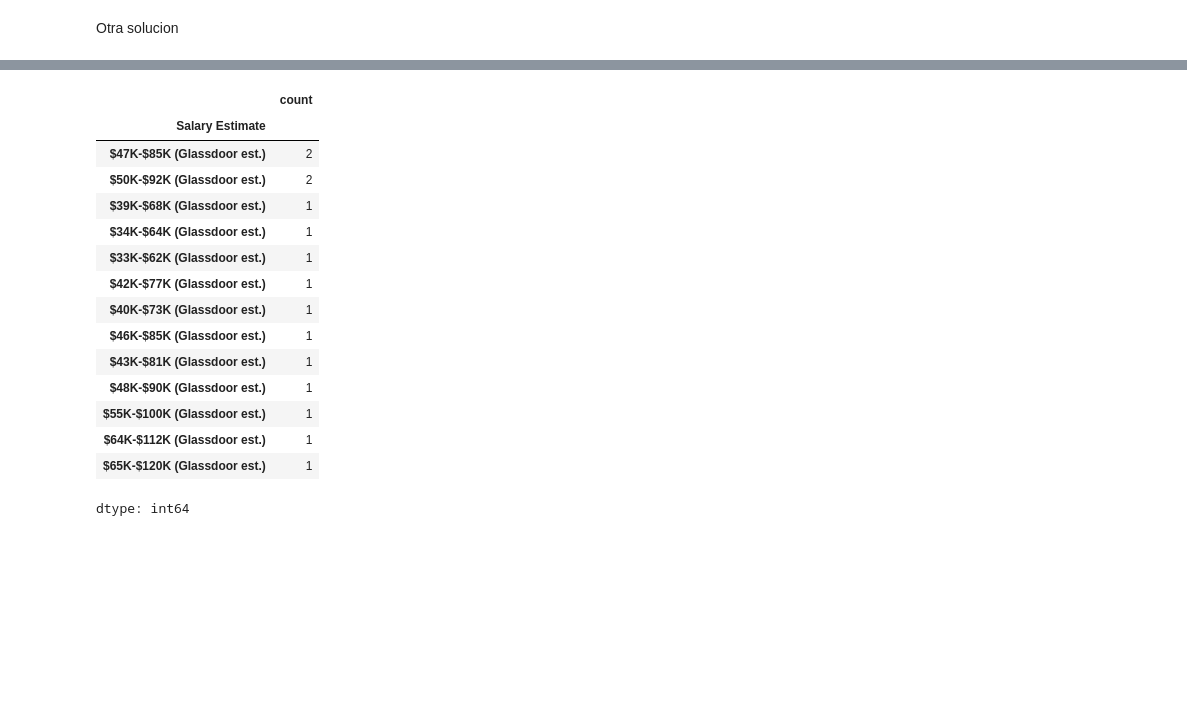
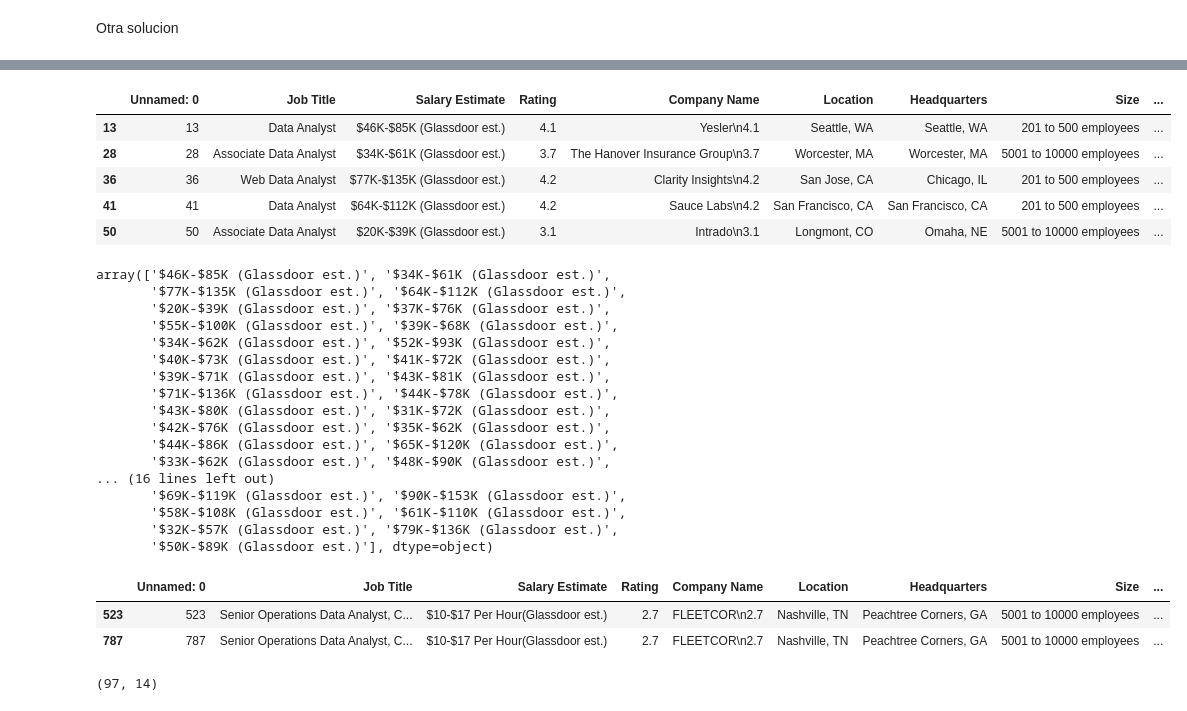
Before and after one commit to mfernandezzz/Pruebas_Tecnicas, a Jupyter notebook: pruebaTecnicaGlassdoorJobs.ipynb, the cells around one changed output, grey strips where cells are left out. Cells and saved outputs as stored; diff of their text form; code cells hidden in the pictures; blank space fills up the shorter version.

```diff
--- a/pruebaTecnicaGlassdoorJobs.ipynb
+++ b/pruebaTecnicaGlassdoorJobs.ipynb
@@ -280,19 +397,40 @@ df_data_analyst.shape[0]
+# %%
+all_data_analyst.head()
+# %% [output]
+|  | Unnamed: 0 | Job Title | Salary Estimate | Rating | Company Name | Location | Headquarters | Size | ... |
+| 13 | 13 | Data Analyst | $46K-$85K (Glassdoor est.) | 4.1 | Yesler\n4.1 | Seattle, WA | Seattle, WA | 201 to 500 employees | ... |
+| 28 | 28 | Associate Data Analyst | $34K-$61K (Glassdoor est.) | 3.7 | The Hanover Insurance Group\n3.7 | Worcester, MA | Worcester, MA | 5001 to 10000 employees | ... |
+| 36 | 36 | Web Data Analyst | $77K-$135K (Glassdoor est.) | 4.2 | Clarity Insights\n4.2 | San Jose, CA | Chicago, IL | 201 to 500 employees | ... |
+| 41 | 41 | Data Analyst | $64K-$112K (Glassdoor est.) | 4.2 | Sauce Labs\n4.2 | San Francisco, CA | San Francisco, CA | 201 to 500 employees | ... |
+| 50 | 50 | Associate Data Analyst | $20K-$39K (Glassdoor est.) | 3.1 | Intrado\n3.1 | Longmont, CO | Omaha, NE | 5001 to 10000 employees | ... |
 # %%
-df_data_analyst.value_counts('Salary Estimate')
+all_data_analyst['Salary Estimate'].unique()
 # %% [output]
-|  | count |
-| Salary Estimate |  |
-| $47K-$85K (Glassdoor est.) | 2 |
-| $50K-$92K (Glassdoor est.) | 2 |
-| $39K-$68K (Glassdoor est.) | 1 |
-| $34K-$64K (Glassdoor est.) | 1 |
-| $33K-$62K (Glassdoor est.) | 1 |
-| $42K-$77K (Glassdoor est.) | 1 |
-| $40K-$73K (Glassdoor est.) | 1 |
-| $46K-$85K (Glassdoor est.) | 1 |
-| $43K-$81K (Glassdoor est.) | 1 |
-| $48K-$90K (Glassdoor est.) | 1 |
-| $55K-$100K (Glassdoor est.) | 1 |
-| $64K-$112K (Glassdoor est.) | 1 |
-| $65K-$120K (Glassdoor est.) | 1 |
-dtype: int64
+array(['$46K-$85K (Glassdoor est.)', '$34K-$61K (Glassdoor est.)',
+       '$77K-$135K (Glassdoor est.)', '$64K-$112K (Glassdoor est.)',
+       '$20K-$39K (Glassdoor est.)', '$37K-$76K (Glassdoor est.)',
+       '$55K-$100K (Glassdoor est.)', '$39K-$68K (Glassdoor est.)',
+       '$34K-$62K (Glassdoor est.)', '$52K-$93K (Glassdoor est.)',
+       '$40K-$73K (Glassdoor est.)', '$41K-$72K (Glassdoor est.)',
+       '$39K-$71K (Glassdoor est.)', '$43K-$81K (Glassdoor est.)',
+       '$71K-$136K (Glassdoor est.)', '$44K-$78K (Glassdoor est.)',
+       '$43K-$80K (Glassdoor est.)', '$31K-$72K (Glassdoor est.)',
+       '$42K-$76K (Glassdoor est.)', '$35K-$62K (Glassdoor est.)',
+       '$44K-$86K (Glassdoor est.)', '$65K-$120K (Glassdoor est.)',
+       '$33K-$62K (Glassdoor est.)', '$48K-$90K (Glassdoor est.)',
+... (16 lines left out)
+       '$69K-$119K (Glassdoor est.)', '$90K-$153K (Glassdoor est.)',
+       '$58K-$108K (Glassdoor est.)', '$61K-$110K (Glassdoor est.)',
+       '$32K-$57K (Glassdoor est.)', '$79K-$136K (Glassdoor est.)',
+       '$50K-$89K (Glassdoor est.)'], dtype=object)
+# %%
+all_data_analyst.loc[all_data_analyst['Salary Estimate'] == '$10-$17 Per Hour(Glassdoor est.)']
+# %% [output]
+|  | Unnamed: 0 | Job Title | Salary Estimate | Rating | Company Name | Location | Headquarters | Size | ... |
+| 523 | 523 | Senior Operations Data Analyst, C... | $10-$17 Per Hour(Glassdoor est.) | 2.7 | FLEETCOR\n2.7 | Nashville, TN | Peachtree Corners, GA | 5001 to 10000 employees | ... |
+| 787 | 787 | Senior Operations Data Analyst, C... | $10-$17 Per Hour(Glassdoor est.) | 2.7 | FLEETCOR\n2.7 | Nashville, TN | Peachtree Corners, GA | 5001 to 10000 employees | ... |
+# %%
+all_data_analyst = all_data_analyst[~(all_data_analyst['Salary Estimate'] == '$10-$17 Per Hour(Glassdoor est.)')]
+all_data_analyst.shape
+# %% [output]
+(97, 14)
```
Also changed, not shown: parts of 80 cells of this notebook.
